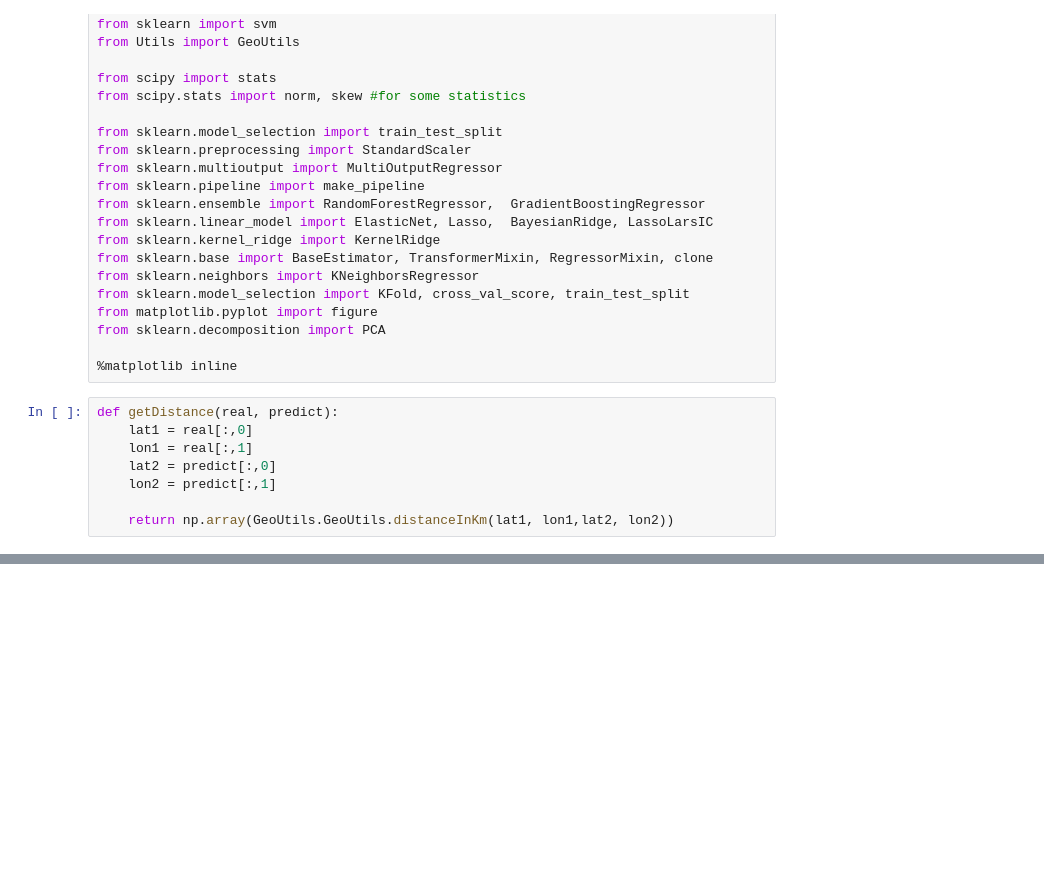
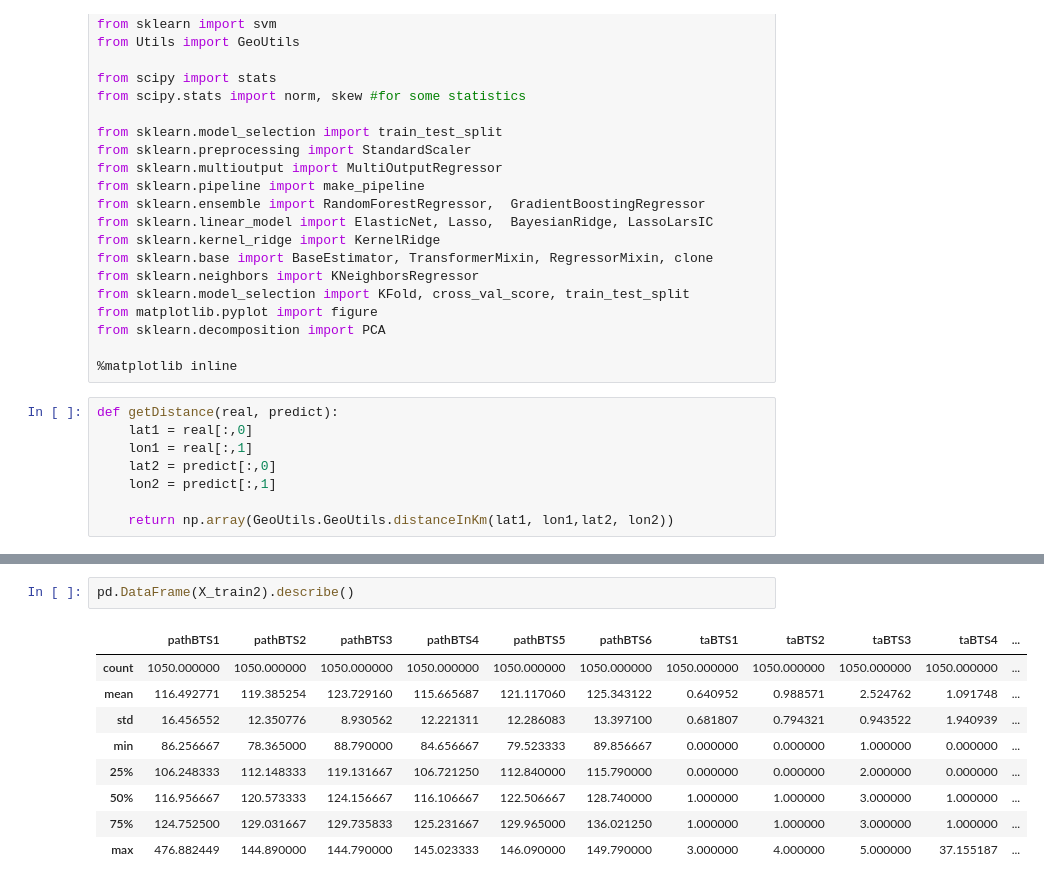
Before and after one commit to arma29/c-moveis, a Jupyter notebook: DistanceRegressor.ipynb, the cells around one changed output, grey strips where cells are left out. Drawn from its saved outputs; the diff is of its cells as text; blank space fills up the shorter version.

```diff
--- a/DistanceRegressor.ipynb
+++ b/DistanceRegressor.ipynb
@@ -211,0 +320,12 @@ print(getDistance(svmreal, svmpredict).mean())
+# %%
+pd.DataFrame(X_train2).describe()
+# %% [output]
+|  | pathBTS1 | pathBTS2 | pathBTS3 | pathBTS4 | pathBTS5 | pathBTS6 | taBTS1 | taBTS2 | taBTS3 | taBTS4 | ... |
+| count | 1050.000000 | 1050.000000 | 1050.000000 | 1050.000000 | 1050.000000 | 1050.000000 | 1050.000000 | 1050.000000 | 1050.000000 | 1050.000000 | ... |
+| mean | 116.492771 | 119.385254 | 123.729160 | 115.665687 | 121.117060 | 125.343122 | 0.640952 | 0.988571 | 2.524762 | 1.091748 | ... |
+| std | 16.456552 | 12.350776 | 8.930562 | 12.221311 | 12.286083 | 13.397100 | 0.681807 | 0.794321 | 0.943522 | 1.940939 | ... |
+| min | 86.256667 | 78.365000 | 88.790000 | 84.656667 | 79.523333 | 89.856667 | 0.000000 | 0.000000 | 1.000000 | 0.000000 | ... |
+| 25% | 106.248333 | 112.148333 | 119.131667 | 106.721250 | 112.840000 | 115.790000 | 0.000000 | 0.000000 | 2.000000 | 0.000000 | ... |
+| 50% | 116.956667 | 120.573333 | 124.156667 | 116.106667 | 122.506667 | 128.740000 | 1.000000 | 1.000000 | 3.000000 | 1.000000 | ... |
+| 75% | 124.752500 | 129.031667 | 129.735833 | 125.231667 | 129.965000 | 136.021250 | 1.000000 | 1.000000 | 3.000000 | 1.000000 | ... |
+| max | 476.882449 | 144.890000 | 144.790000 | 145.023333 | 146.090000 | 149.790000 | 3.000000 | 4.000000 | 5.000000 | 37.155187 | ... |
```
Also changed, not shown: parts of 36 cells of this notebook.
